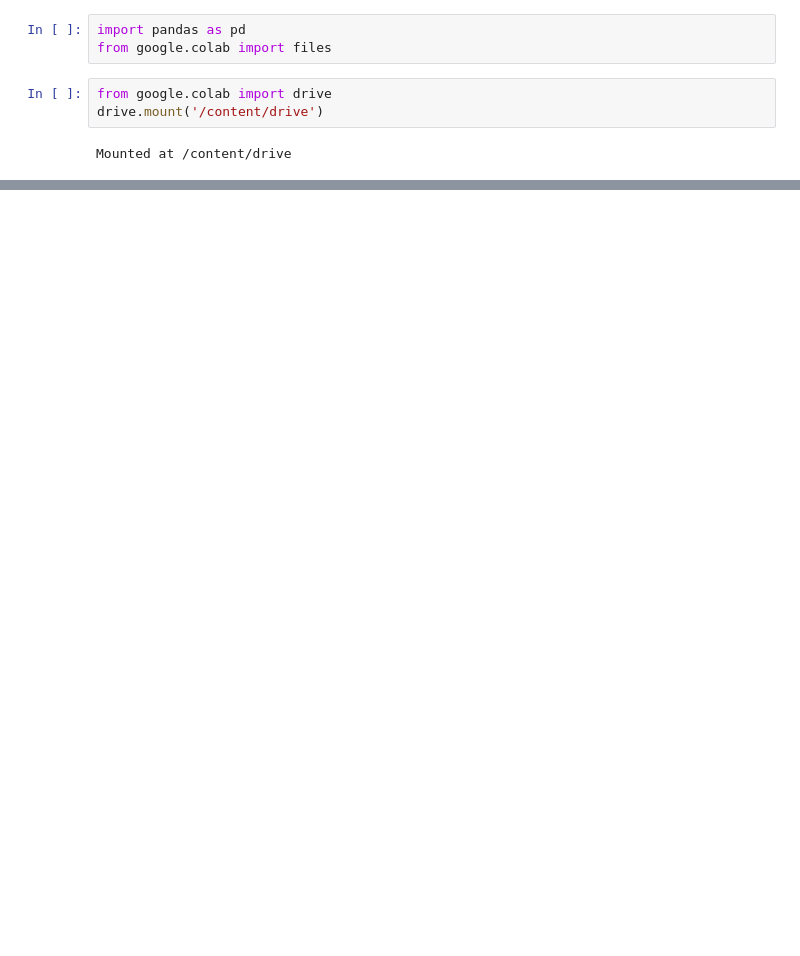
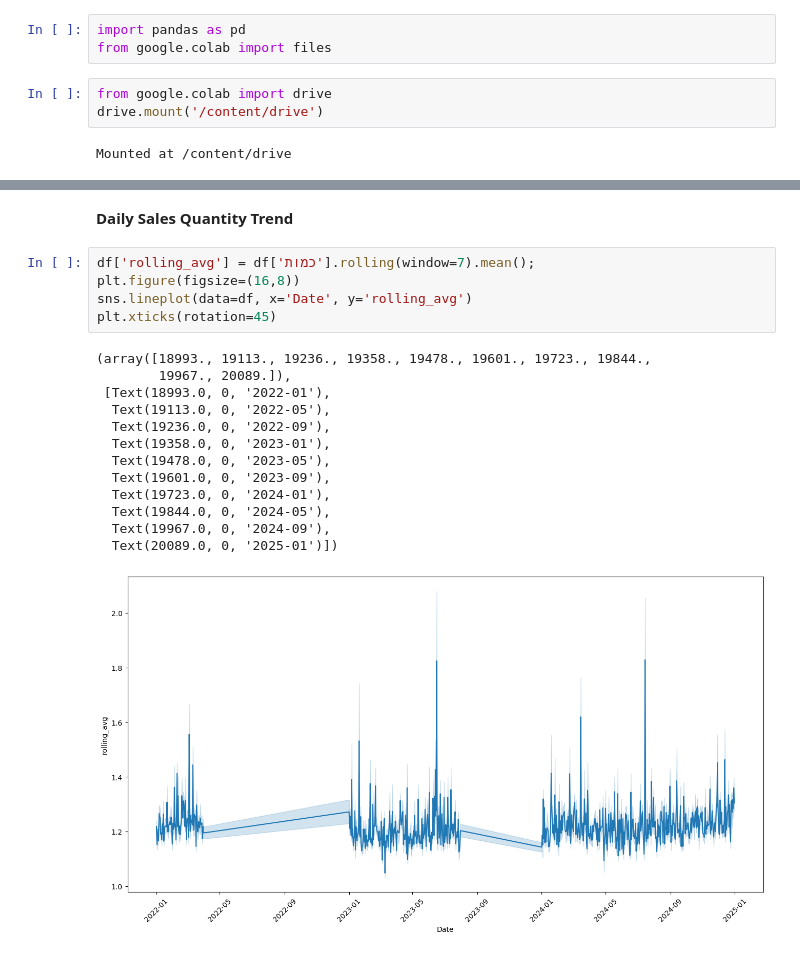
Before and after one commit to Edenshmuel/PapaJohns_Data_Science_Project, a Jupyter notebook: Allyear_Visualization.ipynb, the cells around one changed output, grey strips where cells are left out. Drawn from its saved outputs; the diff is of its cells as text; blank space fills up the shorter version.

```diff
--- a/Allyear_Visualization.ipynb
+++ b/Allyear_Visualization.ipynb
@@ -342,0 +100,21 @@ plt.show()
+# %% [markdown]
+**Daily Sales Quantity Trend**
+# %%
+df['rolling_avg'] = df['כמות'].rolling(window=7).mean();
+plt.figure(figsize=(16,8))
+sns.lineplot(data=df, x='Date', y='rolling_avg')
+plt.xticks(rotation=45)
+# %% [output]
+(array([18993., 19113., 19236., 19358., 19478., 19601., 19723., 19844.,
+        19967., 20089.]),
+ [Text(18993.0, 0, '2022-01'),
+  Text(19113.0, 0, '2022-05'),
+  Text(19236.0, 0, '2022-09'),
+  Text(19358.0, 0, '2023-01'),
+  Text(19478.0, 0, '2023-05'),
+  Text(19601.0, 0, '2023-09'),
+  Text(19723.0, 0, '2024-01'),
+  Text(19844.0, 0, '2024-05'),
+  Text(19967.0, 0, '2024-09'),
+  Text(20089.0, 0, '2025-01')])
+[figure, added]
```
Also changed, not shown: parts of 55 cells of this notebook.
